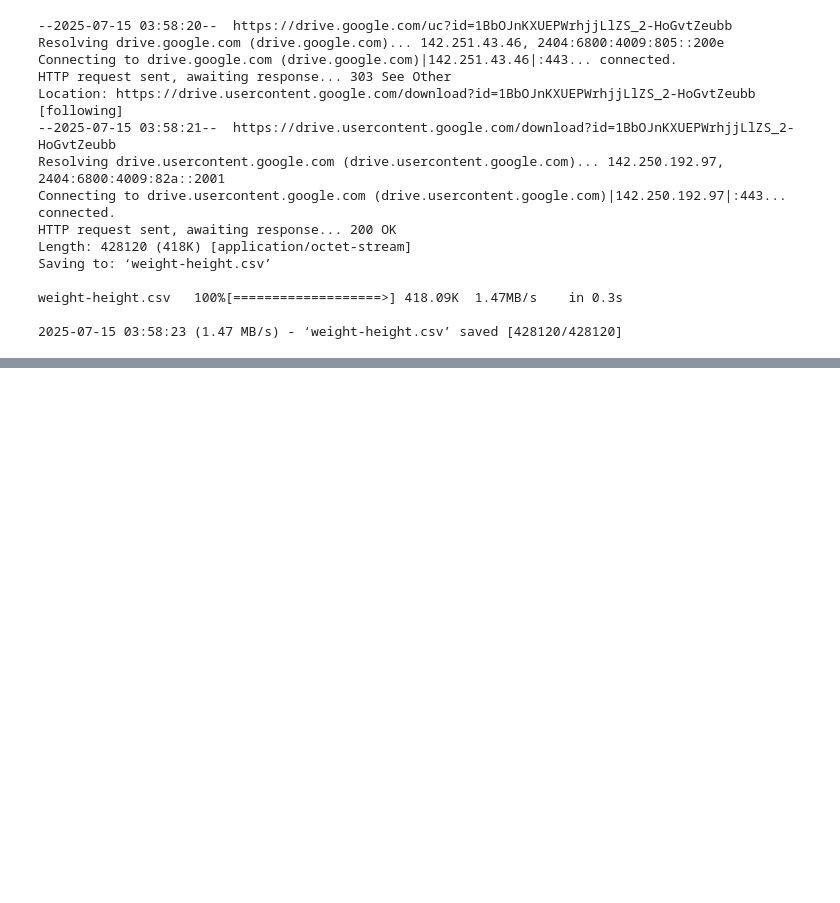
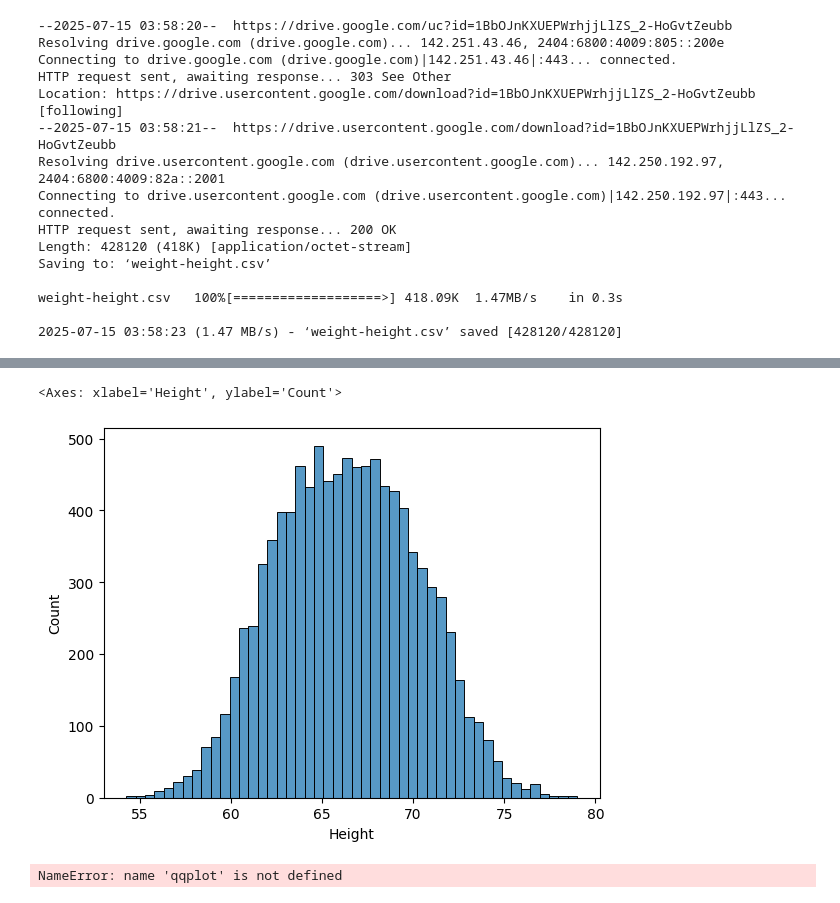
Before and after one commit to cskuracha/Python-Machine-Learning-Analysis, a Jupyter notebook: 04_Prob_Fundamentals/ANOVA_Revision_July15.ipynb, the cells around one changed output, grey strips where cells are left out. Cells and saved outputs as stored; diff of their text form; code cells hidden in the pictures; blank space fills up the shorter version.

```diff
--- a/04_Prob_Fundamentals/ANOVA_Revision_July15.ipynb
+++ b/04_Prob_Fundamentals/ANOVA_Revision_July15.ipynb
@@ -234,4 +234,5 @@ weight-height.csv   100%[===================>] 418.09K  1.47MB/s    in 0.3s
 
 2025-07-15 03:58:23 (1.47 MB/s) - ‘weight-height.csv’ saved [428120/428120]
 # %%
-df_hw = pd.read_csv("weight-h")
+df_hw = pd.read_csv("weight-height.csv")
+df_hw.head()
@@ -237,0 +246,12 @@ df_hw = pd.read_csv("weight-h")
+# %%
+height = df_hw["Height"]
+# %%
+sns.histplot(height)
+# %% [output]
+<Axes: xlabel='Height', ylabel='Count'>
+[figure, added]
+# %%
+qqplot(height,line="s")
+plt.show()
+# %% [output]
+NameError: name 'qqplot' is not defined
```
Also changed, not shown: parts of 1 cell of this notebook.
